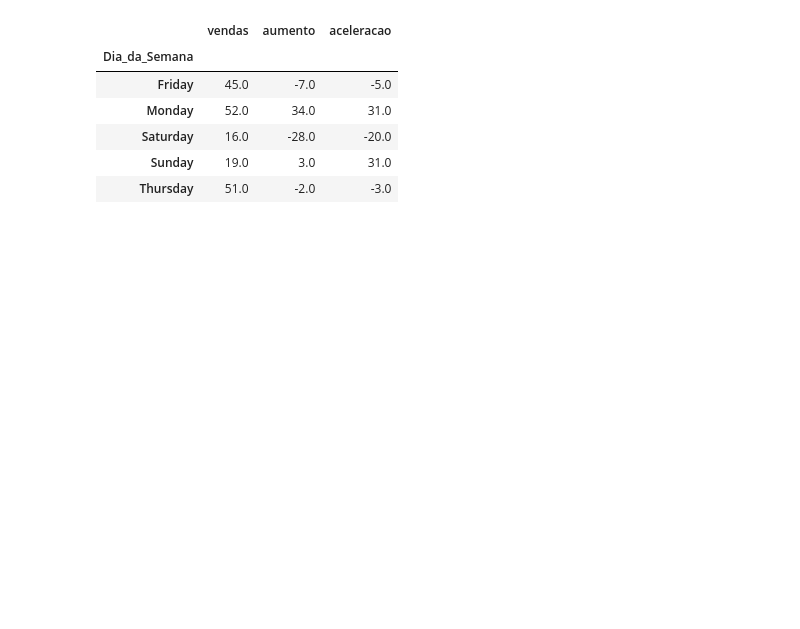
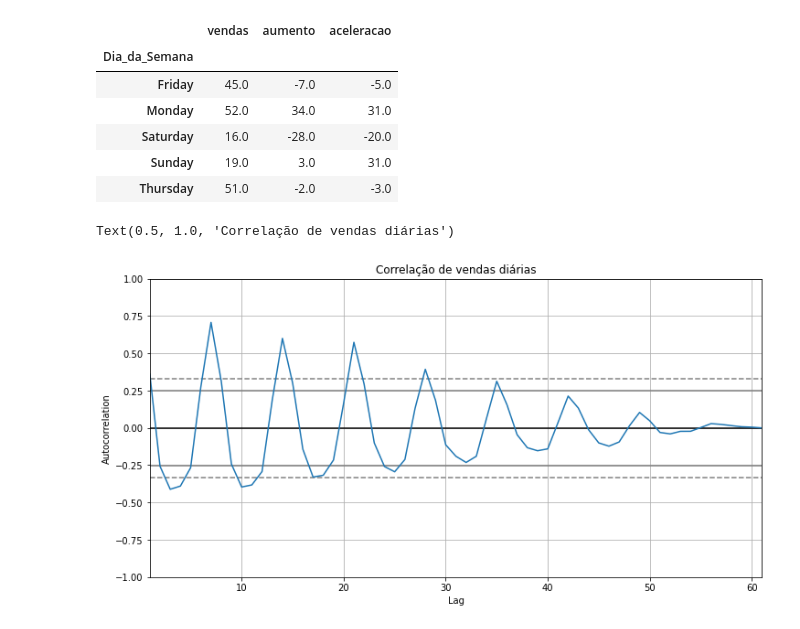
Before and after one commit to alanfmorato/Analise-de-vendas, a Jupyter notebook: Series_Temporais_Chocolates.ipynb, the cells around one changed output. Saved outputs shown, nothing was run; the diff lists cells and outputs as text; code cells hidden in the pictures; blank space fills up the shorter version.

```diff
--- a/Series_Temporais_Chocolates.ipynb
+++ b/Series_Temporais_Chocolates.ipynb
@@ -97,3 +97,10 @@ vendas_agrupadas.head()
 | Saturday | 16.0 | -28.0 | -20.0 |
 | Sunday | 19.0 | 3.0 | 31.0 |
 | Thursday | 51.0 | -2.0 | -3.0 |
+# %%
+plt.figure(figsize=(12,6))
+autocorrelation_plot(vendas_por_dia["vendas"])
+plt.title("Correlação de vendas diárias")
+# %% [output]
+Text(0.5, 1.0, 'Correlação de vendas diárias')
+[figure, added]
```
Also changed, not shown: parts of 3 cells of this notebook.
